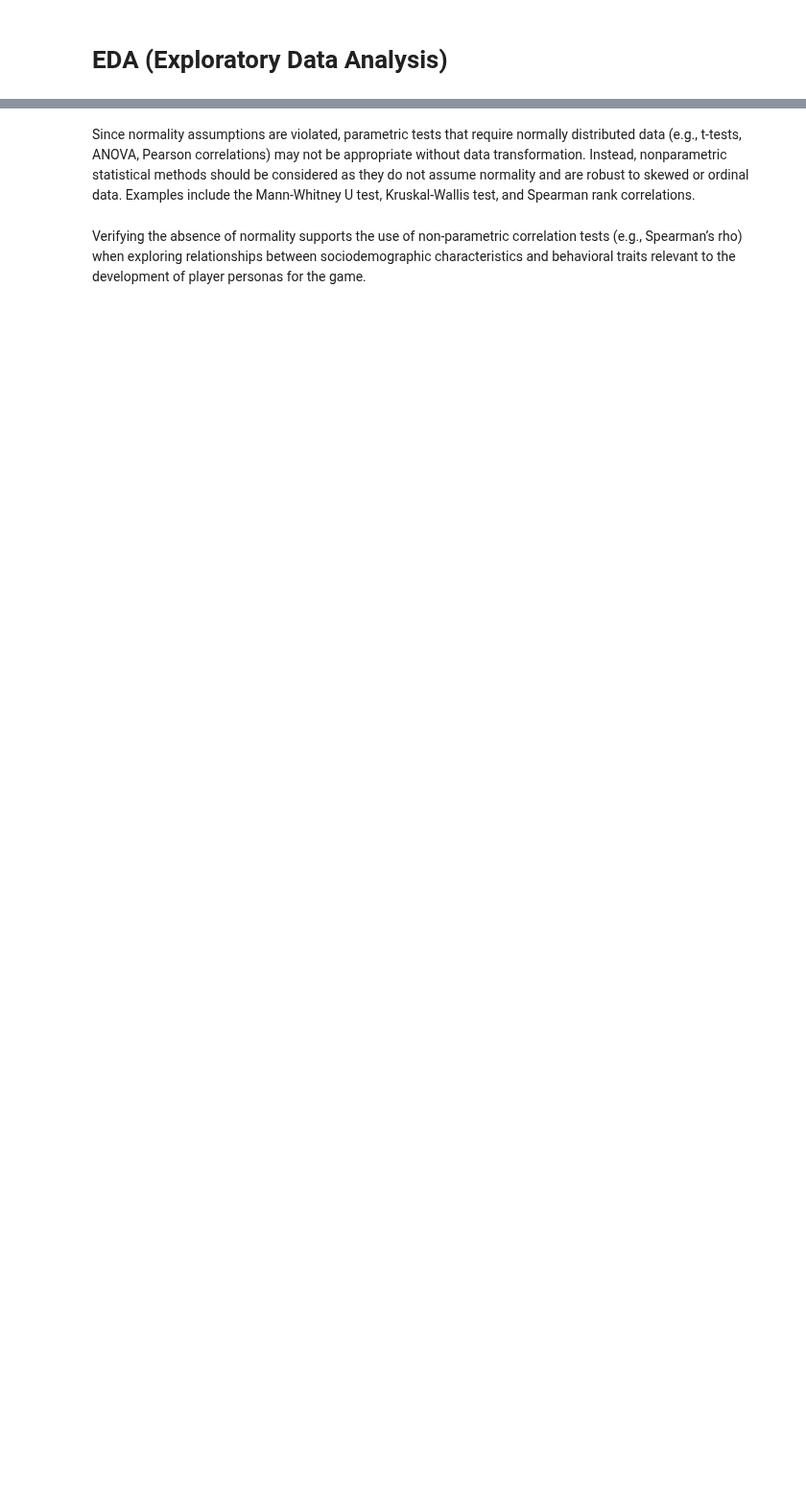
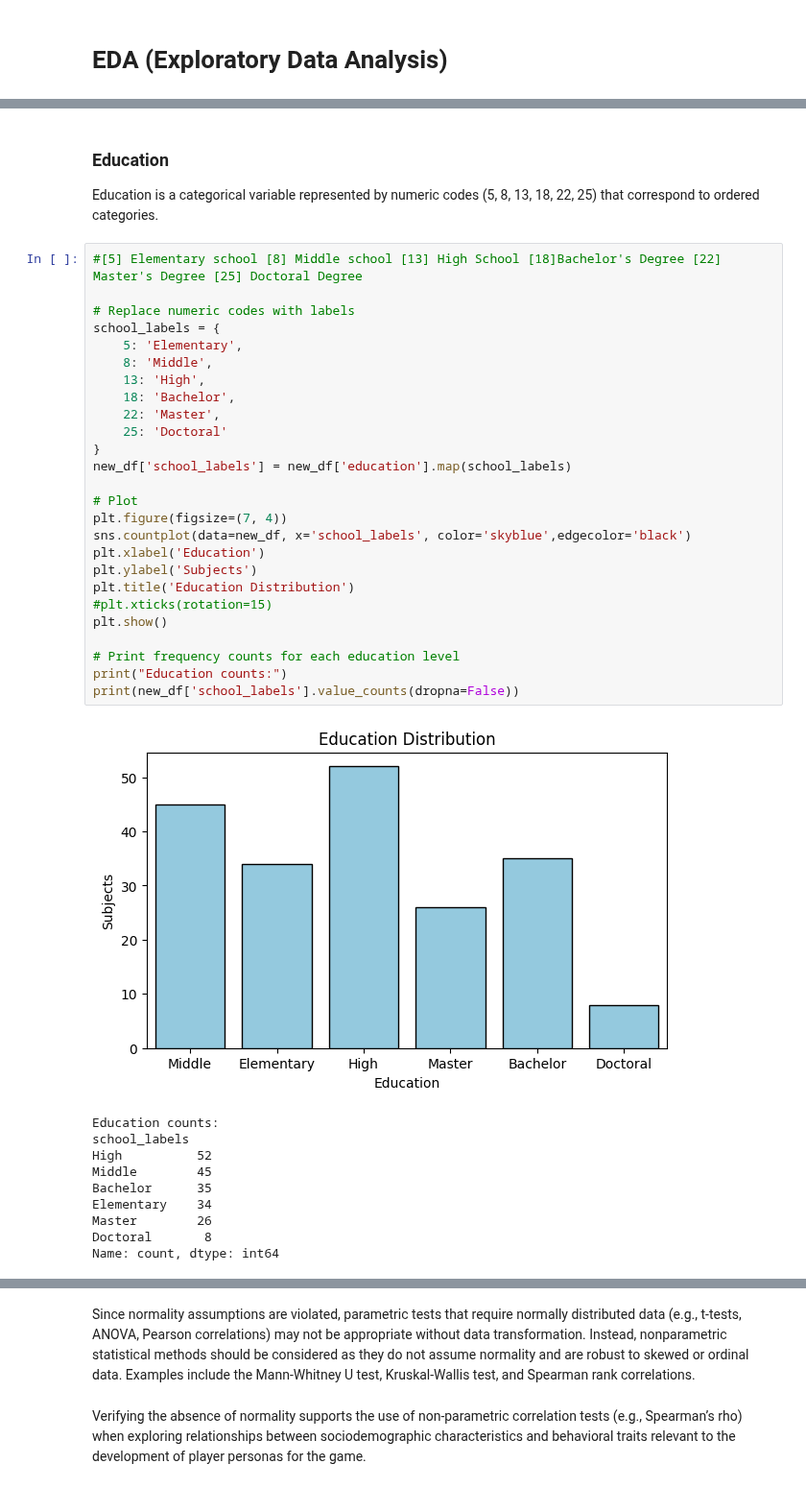
Before and after one commit to francescaius/ehealth2025_gruppo12, a Jupyter notebook: eHealthProject_20252026/dataset_analysis_finale.ipynb, the cells around one changed output, grey strips where cells are left out. Shown at 96% size. Cells and saved outputs as stored; diff of their text form; blank space fills up the shorter version.

```diff
--- a/eHealthProject_20252026/dataset_analysis_finale.ipynb
+++ b/eHealthProject_20252026/dataset_analysis_finale.ipynb
@@ -308,0 +350,40 @@ https://builtin.com/data-science/shapiro-wilk-test
+# %% [markdown]
+### Education
+Education is a categorical variable represented by numeric codes (5, 8, 13, 18, 22, 25) that correspond to ordered categories.
+# %%
+#[5] Elementary school [8] Middle school [13] High School [18]Bachelor's Degree [22] Master's Degree [25] Doctoral Degree
+
+# Replace numeric codes with labels
+school_labels = {
+    5: 'Elementary',
+    8: 'Middle',
+    13: 'High',
+    18: 'Bachelor',
+    22: 'Master',
+    25: 'Doctoral'
+}
+new_df['school_labels'] = new_df['education'].map(school_labels)
+
+# Plot
+plt.figure(figsize=(7, 4))
+sns.countplot(data=new_df, x='school_labels', color='skyblue',edgecolor='black')
+plt.xlabel('Education')
+plt.ylabel('Subjects')
+plt.title('Education Distribution')
+#plt.xticks(rotation=15)
+plt.show()
+
+# Print frequency counts for each education level
+print("Education counts:")
+print(new_df['school_labels'].value_counts(dropna=False))
+# %% [output]
+[figure, added]
+Education counts:
+school_labels
+High          52
+Middle        45
+Bachelor      35
+Elementary    34
+Master        26
+Doctoral       8
+Name: count, dtype: int64
```
Also changed, not shown: parts of 116 cells of this notebook, 1 other file.
